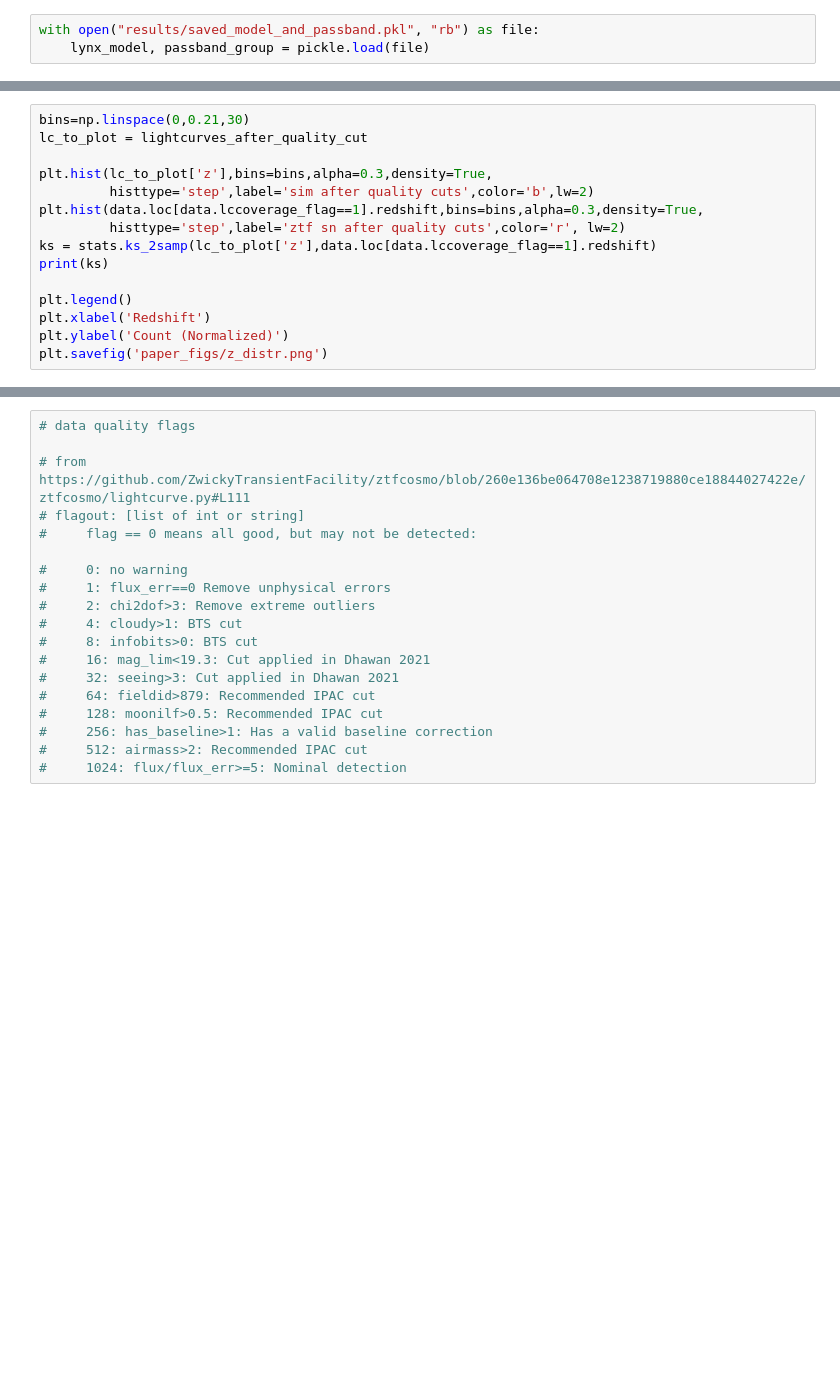
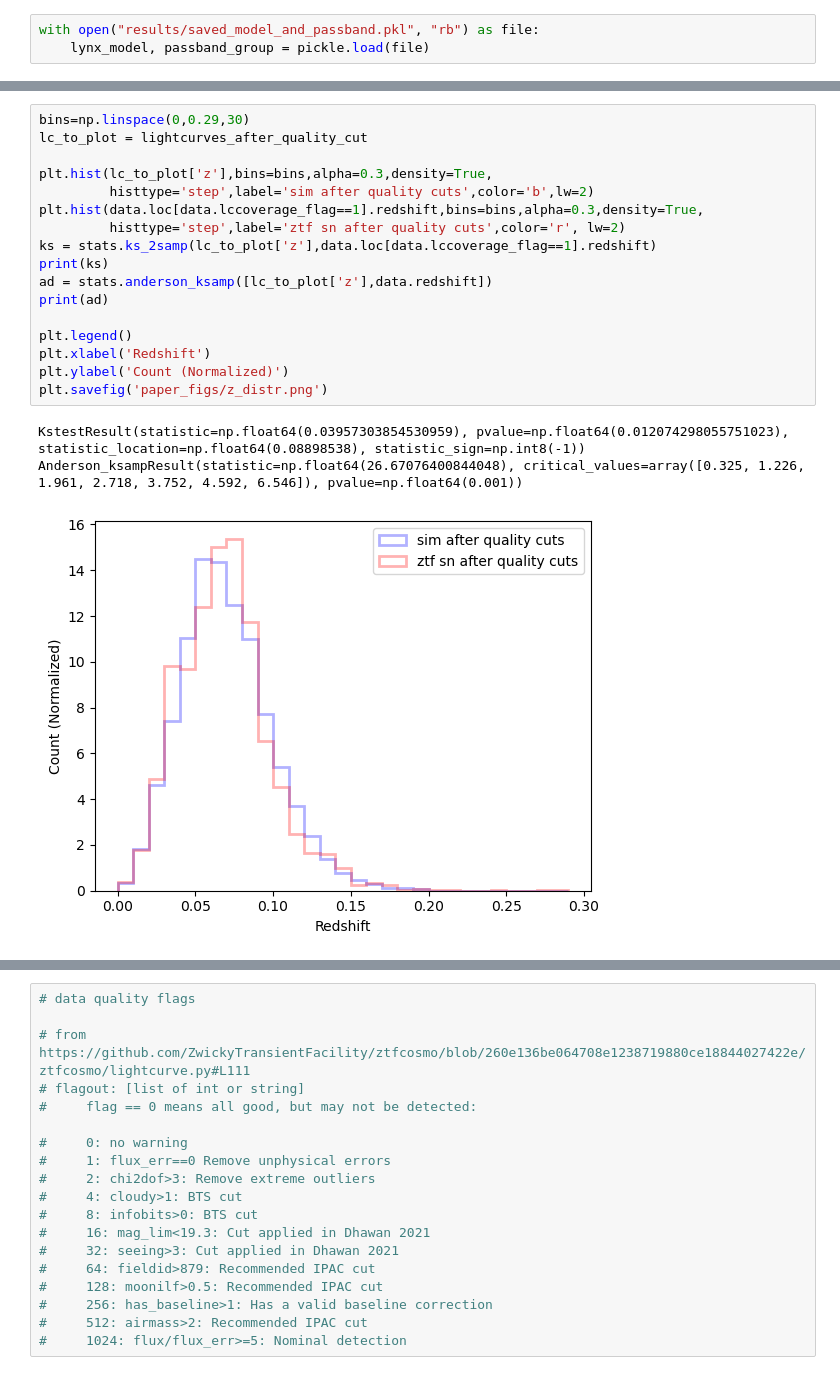
Before and after one commit to mi-dai/lightcurvelynx_ztf_sims, a Jupyter notebook: ZTF_snia-paper-plots.ipynb, the cells around one changed output, grey strips where cells are left out. Cells and saved outputs as stored; diff of their text form; blank space fills up the shorter version.

```diff
--- a/ZTF_snia-paper-plots.ipynb
+++ b/ZTF_snia-paper-plots.ipynb
@@ -196,15 +287,21 @@ plt.show()
 # %%
-bins=np.linspace(0,0.21,30)
+bins=np.linspace(0,0.29,30)
 lc_to_plot = lightcurves_after_quality_cut
 
 plt.hist(lc_to_plot['z'],bins=bins,alpha=0.3,density=True,
          histtype='step',label='sim after quality cuts',color='b',lw=2)
 plt.hist(data.loc[data.lccoverage_flag==1].redshift,bins=bins,alpha=0.3,density=True,
          histtype='step',label='ztf sn after quality cuts',color='r', lw=2)
 ks = stats.ks_2samp(lc_to_plot['z'],data.loc[data.lccoverage_flag==1].redshift)
 print(ks)
+ad = stats.anderson_ksamp([lc_to_plot['z'],data.redshift])
+print(ad)
 
 plt.legend()
 plt.xlabel('Redshift')
 plt.ylabel('Count (Normalized)')
 plt.savefig('paper_figs/z_distr.png')
+# %% [output]
+KstestResult(statistic=np.float64(0.03957303854530959), pvalue=np.float64(0.012074298055751023), statistic_location=np.float64(0.08898538), statistic_sign=np.int8(-1))
+Anderson_ksampResult(statistic=np.float64(26.67076400844048), critical_values=array([0.325, 1.226, 1.961, 2.718, 3.752, 4.592, 6.546]), pvalue=np.float64(0.001))
+[figure, added]
```
Also changed, not shown: parts of 61 cells of this notebook, 13 other files.
